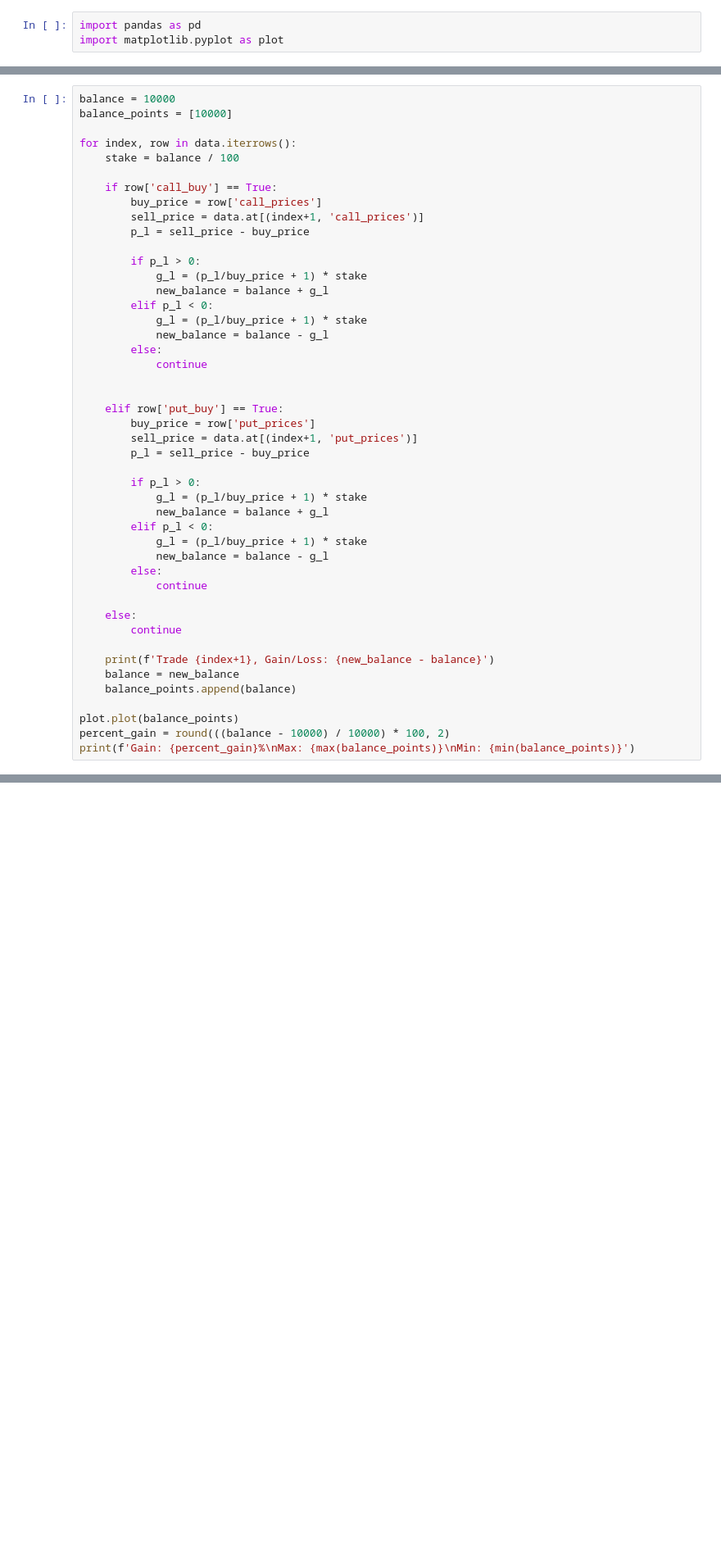
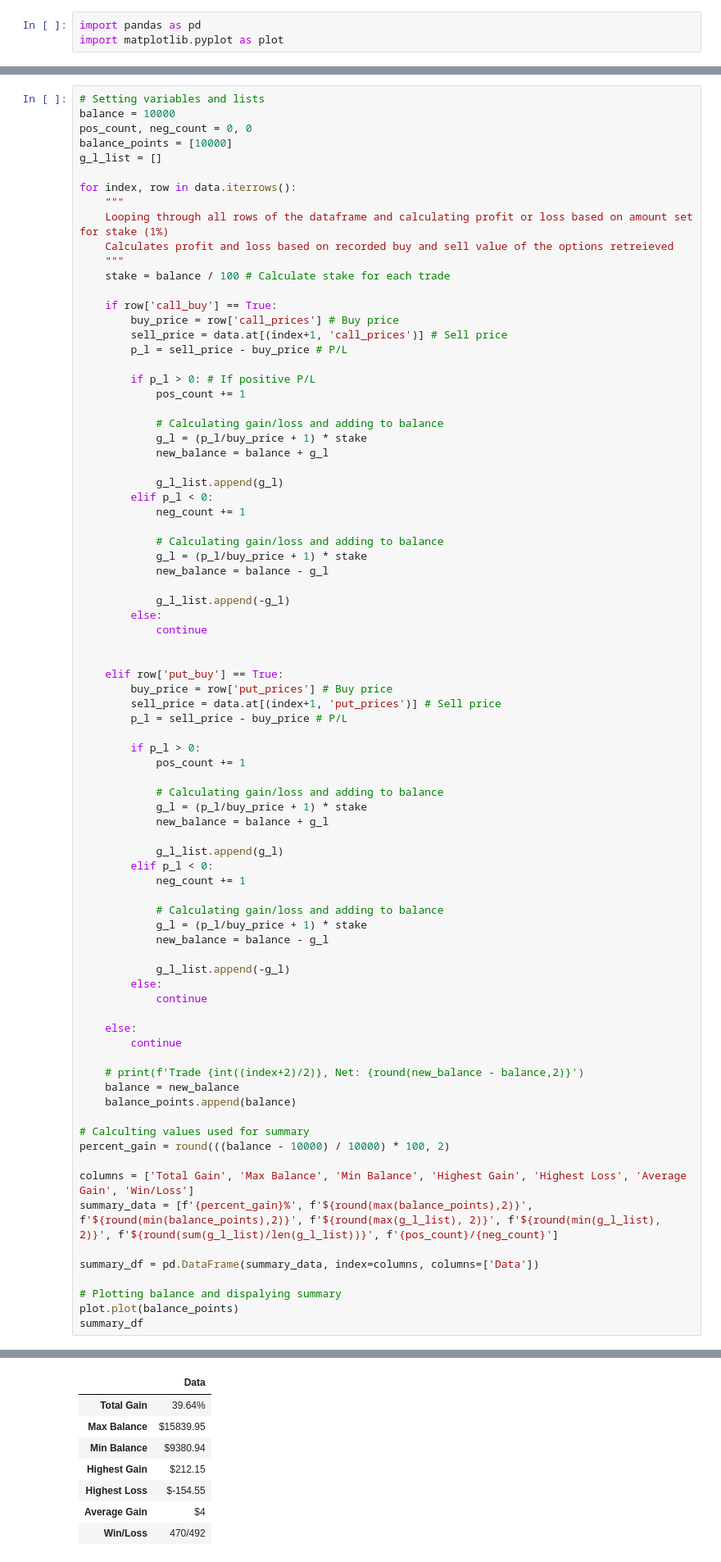
Before and after one commit to vourni/options_mean_reversion, a Jupyter notebook: backtest.ipynb, the cells around one changed output, grey strips where cells are left out. Shown at 82% size. Cells and saved outputs as stored; diff of their text form; blank space fills up the shorter version.

```diff
--- a/backtest.ipynb
+++ b/backtest.ipynb
@@ -5,48 +6,83 @@ import matplotlib.pyplot as plot
 data = pd.read_csv('backtest_data.csv')
 # %%
+# Setting variables and lists
 balance = 10000
+pos_count, neg_count = 0, 0
 balance_points = [10000]
+g_l_list = []
 
 for index, row in data.iterrows():
-    stake = balance / 100
+    """
+    Looping through all rows of the dataframe and calculating profit or loss based on amount set for stake (1%)
+    Calculates profit and loss based on recorded buy and sell value of the options retreieved
+    """
+    stake = balance / 100 # Calculate stake for each trade
 
     if row['call_buy'] == True:
-        buy_price = row['call_prices']
-        sell_price = data.at[(index+1, 'call_prices')]
-        p_l = sell_price - buy_price
+        buy_price = row['call_prices'] # Buy price
+        sell_price = data.at[(index+1, 'call_prices')] # Sell price
+        p_l = sell_price - buy_price # P/L
 
-        if p_l > 0:
+        if p_l > 0: # If positive P/L
+            pos_count += 1
+
+            # Calculating gain/loss and adding to balance
             g_l = (p_l/buy_price + 1) * stake
             new_balance = balance + g_l
+
+            g_l_list.append(g_l)
         elif p_l < 0:
+            neg_count += 1
+
+            # Calculating gain/loss and adding to balance
             g_l = (p_l/buy_price + 1) * stake
             new_balance = balance - g_l
+
+            g_l_list.append(-g_l)
         else:
             continue
 
 
     elif row['put_buy'] == True:
-        buy_price = row['put_prices']
-        sell_price = data.at[(index+1, 'put_prices')]
-        p_l = sell_price - buy_price
+        buy_price = row['put_prices'] # Buy price
+        sell_price = data.at[(index+1, 'put_prices')] # Sell price
+        p_l = sell_price - buy_price # P/L
 
         if p_l > 0:
+            pos_count += 1
+
+            # Calculating gain/loss and adding to balance
             g_l = (p_l/buy_price + 1) * stake
             new_balance = balance + g_l
+
+            g_l_list.append(g_l)
         elif p_l < 0:
+            neg_count += 1
+
+            # Calculating gain/loss and adding to balance
             g_l = (p_l/buy_price + 1) * stake
             new_balance = balance - g_l
+
+            g_l_list.append(-g_l)
         else:
             continue
 
     else:
         continue
 
-    print(f'Trade {index+1}, Gain/Loss: {new_balance - balance}')
+    # print(f'Trade {int((index+2)/2)}, Net: {round(new_balance - balance,2)}')
     balance = new_balance
     balance_points.append(balance)
 
+# Calculting values used for summary
+percent_gain = round(((balance - 10000) / 10000) * 100, 2)
+
+columns = ['Total Gain', 'Max Balance', 'Min Balance', 'Highest Gain', 'Highest Loss', 'Average Gain', 'Win/Loss']
+summary_data = [f'{percent_gain}%', f'${round(max(balance_points),2)}', f'${round(min(balance_points),2)}', f'${round(max(g_l_list), 2)}', f'${round(min(g_l_list), 2)}', f'${round(sum(g_l_list)/len(g_l_list))}', f'{pos_count}/{neg_count}']
+
+summary_df = pd.DataFrame(summary_data, index=columns, columns=['Data'])
+
+# Plotting balance and dispalying summary
 plot.plot(balance_points)
-percent_gain = round(((balance - 10000) / 10000) * 100, 2)
-print(f'Gain: {percent_gain}%\nMax: {max(balance_points)}\nMin: {min(balance_points)}')
+summary_df
 # %% [output]
@@ -70 +89,9 @@ Min: 9380.9424921453
+|  | Data |
+| Total Gain | 39.64% |
+| Max Balance | $15839.95 |
+| Min Balance | $9380.94 |
+| Highest Gain | $212.15 |
+| Highest Loss | $-154.55 |
+| Average Gain | $4 |
+| Win/Loss | 470/492 |
 [figure]
```
Also changed, not shown: parts of 2 cells of this notebook, 2 other files.
